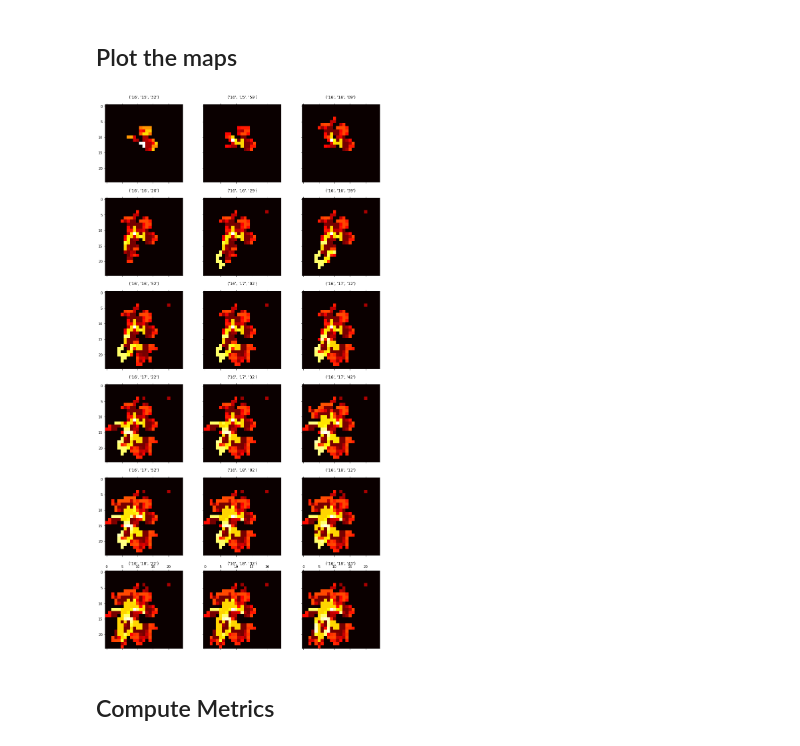
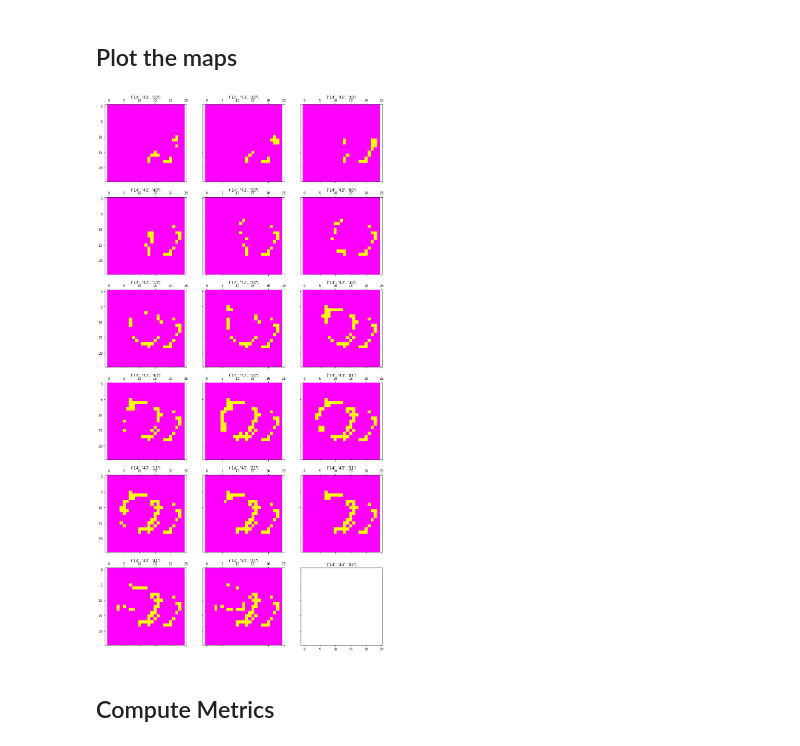
Before and after one commit to mhl787156/RomiExperiments, a Jupyter notebook: scripts/analyseData.ipynb, the cells around one changed output. Cells and saved outputs as stored; diff of their text form; code cells hidden in the pictures.

```diff
--- a/scripts/analyseData.ipynb
+++ b/scripts/analyseData.ipynb
@@ -48,6 +64,6 @@ datafolders = os.listdir(datapath)
 # %%
 
-currdatapath = os.path.join(datapath, datafolders[3]) # <- just read in one set
+currdatapath = os.path.join(datapath, datafolders[4]) # <- just read in one set
 datafiles = os.listdir(currdatapath)
 mapfile = os.path.join(currdatapath, 'map.map')
 
@@ -80,17 +113,20 @@ mapstime.shape
 # %% [markdown]
 ## Plot the maps
 # %%
+mapp = mapstime.copy()
+mapp[mapp < 0] = 0
+mapp[mapp >= 100] -= 100
 fig, ax = plt.subplots(6,3 , sharex='col', sharey='row', figsize=(15, 30))
 for i in range(6):
     for j in range(3):
         try:
             ax[i, j].set_title(str(times[i*3 + j]))
-            ax[i, j].matshow(mapstime[i*3 + j], cmap='hot', interpolation='none')
+            ax[i, j].matshow(mapp[i*3 + j], cmap='spring', interpolation='none')
         except IndexError:
             continue
 plt.show()
 # %% [output]
-[figure, old version]
+[figure, new version]
 # %% [markdown]
 ## Compute Metrics
 # %% [markdown]
```
Also changed, not shown: parts of 14 cells of this notebook, 49 other files.
